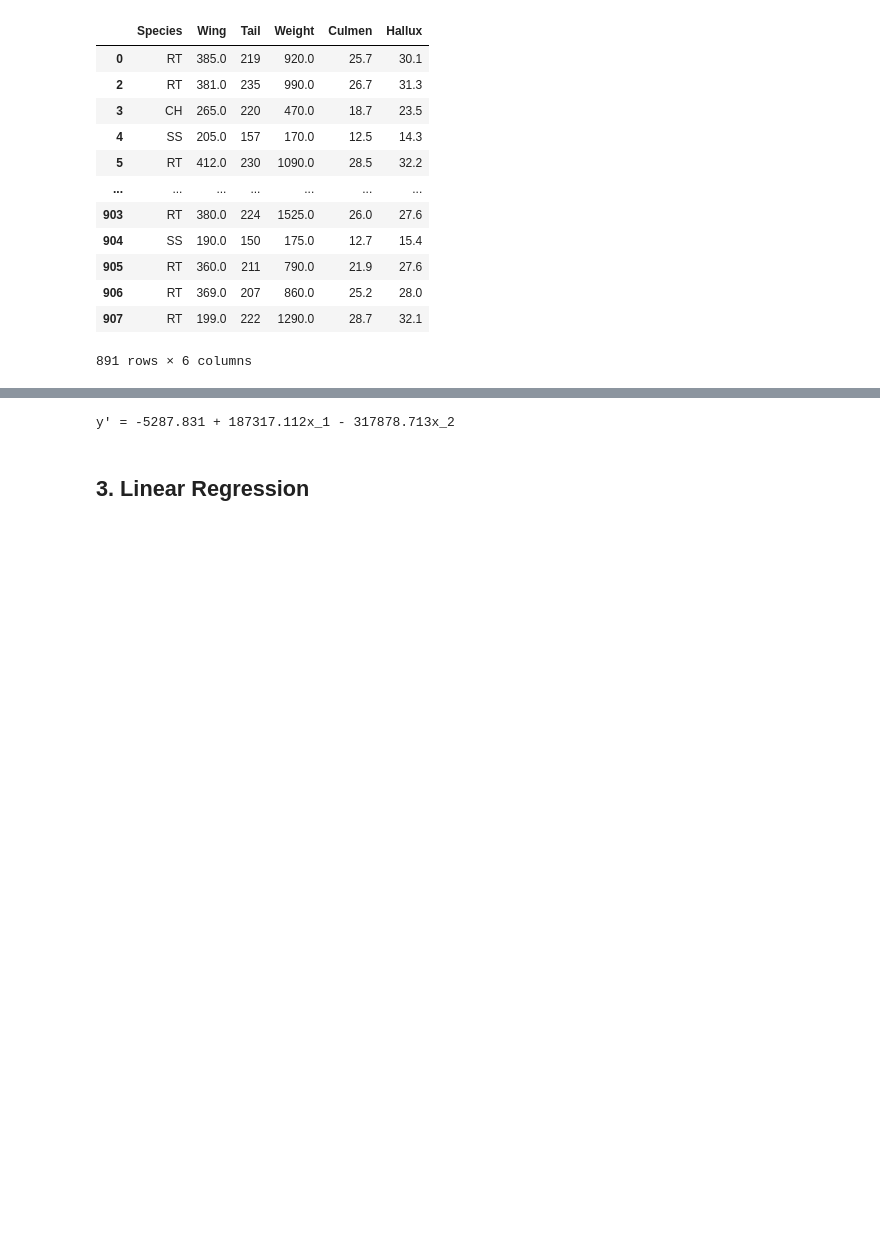
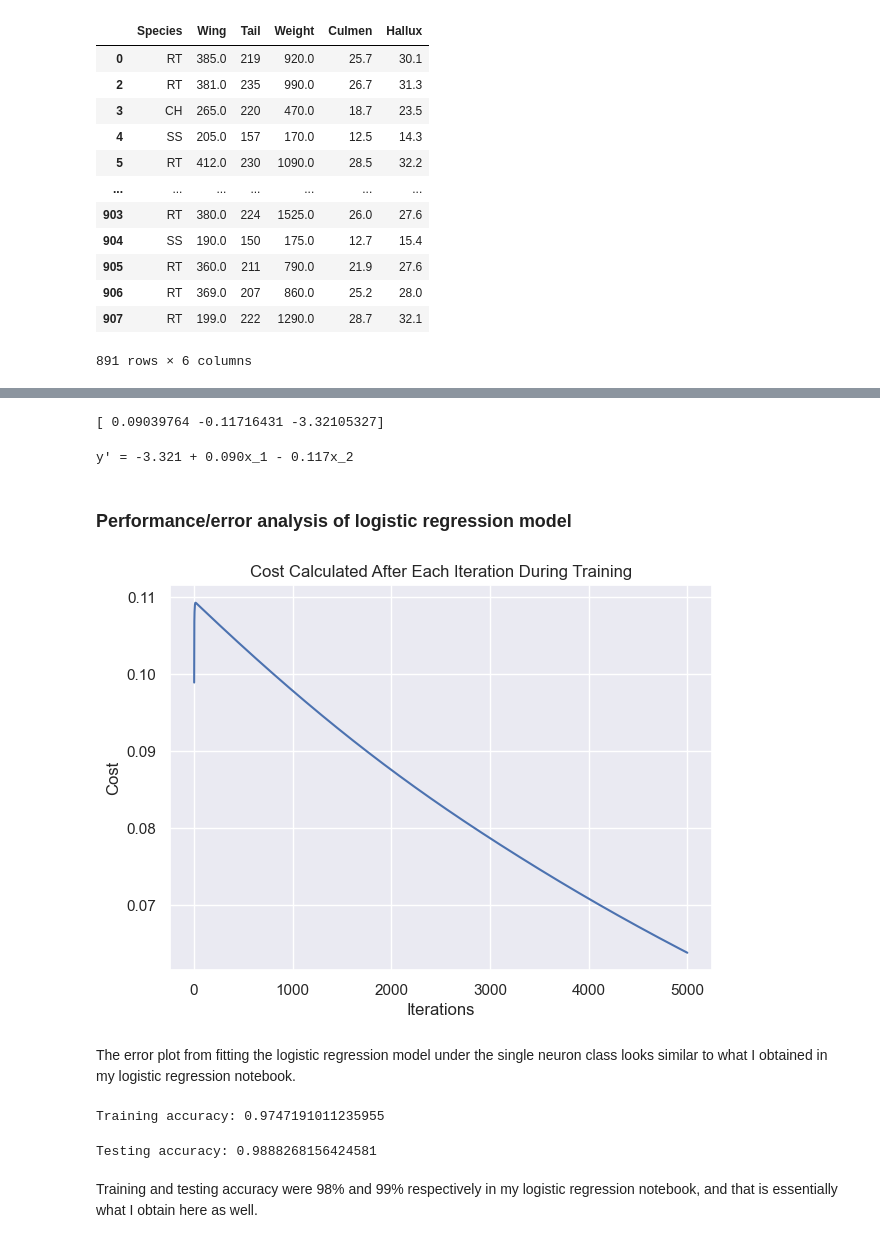
Before and after one commit to kary5678/INDE-577, a Jupyter notebook: supervised-learning/single_neuron/single_neuron.ipynb, the cells around one changed output, grey strips where cells are left out. Saved outputs shown, nothing was run; the diff lists cells and outputs as text; code cells hidden in the pictures; blank space fills up the shorter version.

```diff
--- a/supervised-learning/single_neuron/single_neuron.ipynb
+++ b/supervised-learning/single_neuron/single_neuron.ipynb
@@ -245,4 +285,4 @@ X_train2, X_test2, y_train2, y_test2 = train_test_split(X, y2, test_size=0.20, r
 # %%
+# Train the logistic regression model
 log_model = SingleNeuron(sigmoid_activation, cross_entropy_loss)
-log_model.train(X_train2, y_train2, alpha = 0.005, epochs = 10_000)
-print(log_model.weights_)
+log_model.train(X_train2, y_train2, alpha = 0.0001, epochs = 5000)
@@ -251,6 +293,31 @@ print(log_model.weights_)
 # %%
-print(log_model.equation_)
+print(log_model.weights_)
 # %% [output]
-y' = -5287.831 + 187317.112x_1 - 317878.713x_2
+[ 0.09039764 -0.11716431 -3.32105327]
-# %% [markdown]
-## 3. Linear Regression
+# %%
+print(log_model.equation_) # format the weights into a nice equation
+# %% [output]
+y' = -3.321 + 0.090x_1 - 0.117x_2
+# %% [markdown]
+### Performance/error analysis of logistic regression model
+# %%
+log_model.plot_cost_function()
+plt.show()
+# %% [output]
+[figure, added]
+# %% [markdown]
+The error plot from fitting the logistic regression model under the single neuron class looks similar to what I obtained in my logistic regression notebook.
+# %%
+# Obtain predictions for training set and find the error of the model
+y_train_pred2 = np.rint(log_model.predict(X_train2))
+print("Training accuracy:", sum(y_train2 == y_train_pred2) / len(y_train2))
+# %% [output]
+Training accuracy: 0.9747191011235955
+# %%
+# Obtain predictions for testing set and find the test accuracy
+y_test_pred2 = np.rint(log_model.predict(X_test2))
+print("Testing accuracy:", sum(y_test2 == y_test_pred2) / len(y_test2))
+# %% [output]
+Testing accuracy: 0.9888268156424581
+# %% [markdown]
+Training and testing accuracy were 98% and 99% respectively in my logistic regression notebook, and that is essentially what I obtain here as well.
```
Also changed, not shown: parts of 46 cells of this notebook.
